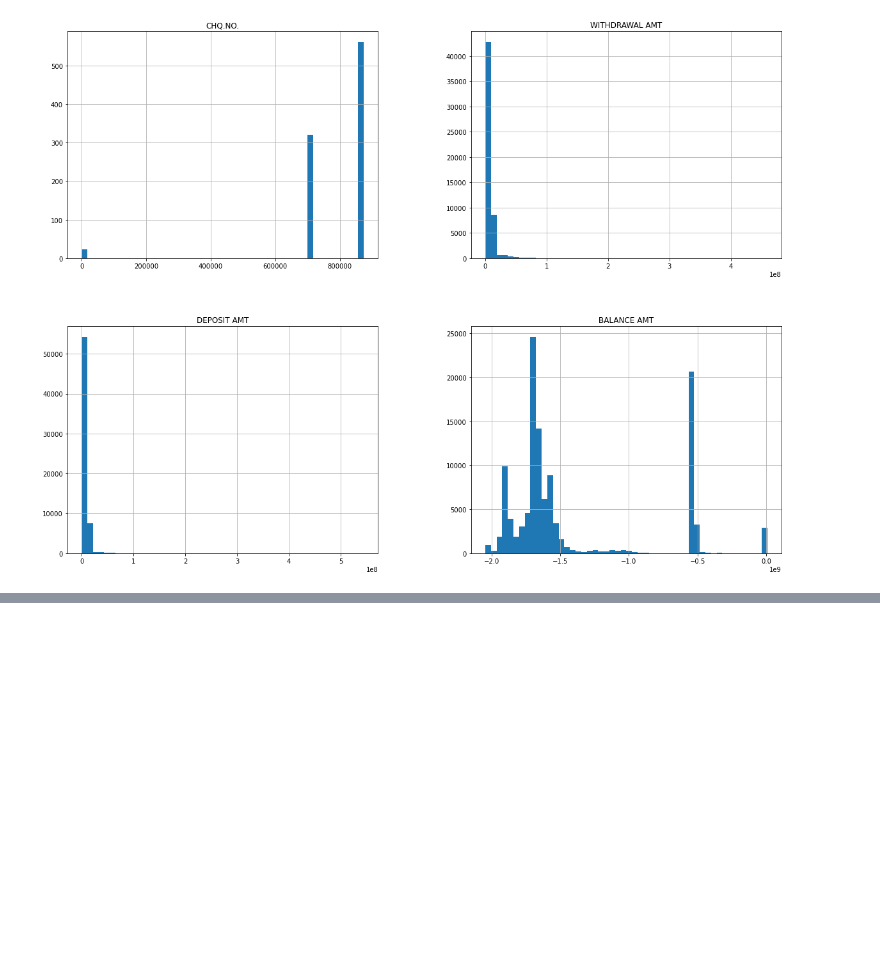
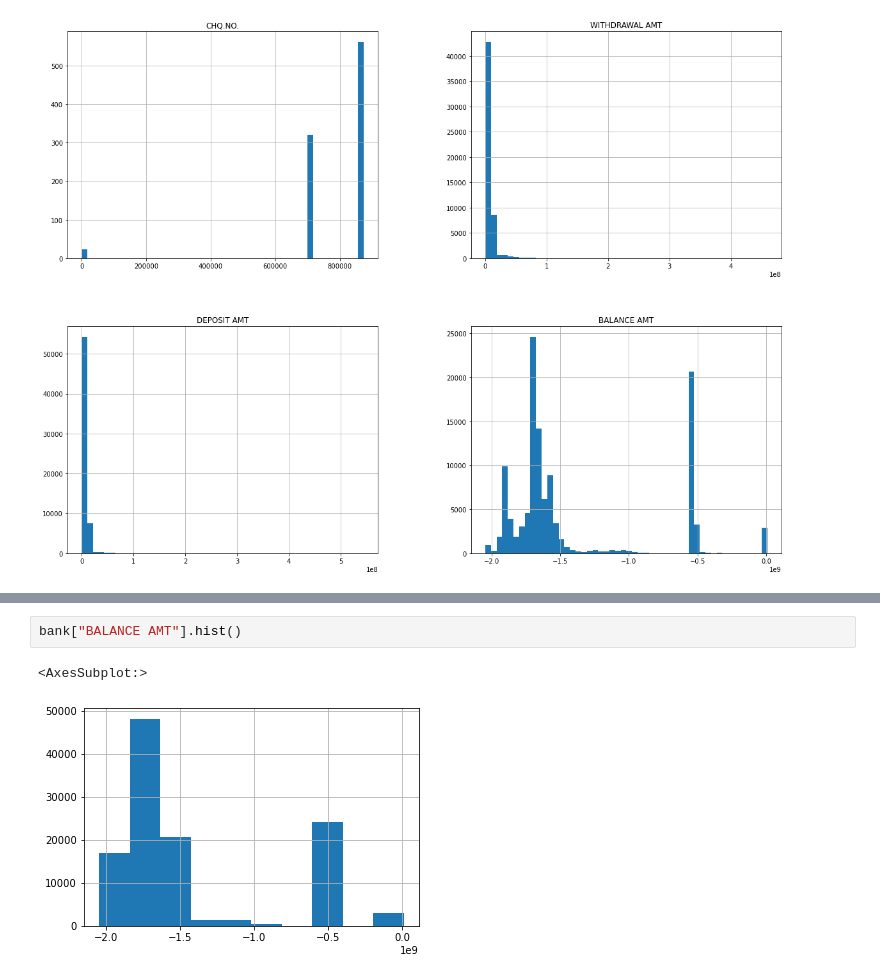
Before and after one commit to mehedihasanreal/MISL-Intern, a Jupyter notebook: Bank.ipynb, the cells around one changed output, grey strips where cells are left out. Saved outputs shown, nothing was run; the diff lists cells and outputs as text; blank space fills up the shorter version.

```diff
--- a/Bank.ipynb
+++ b/Bank.ipynb
@@ -67,0 +80,5 @@ plt.show()
+# %%
+bank["BALANCE AMT"].hist()
+# %% [output]
+<AxesSubplot:>
+[figure, added]
```
Also changed, not shown: parts of 3 cells of this notebook.
